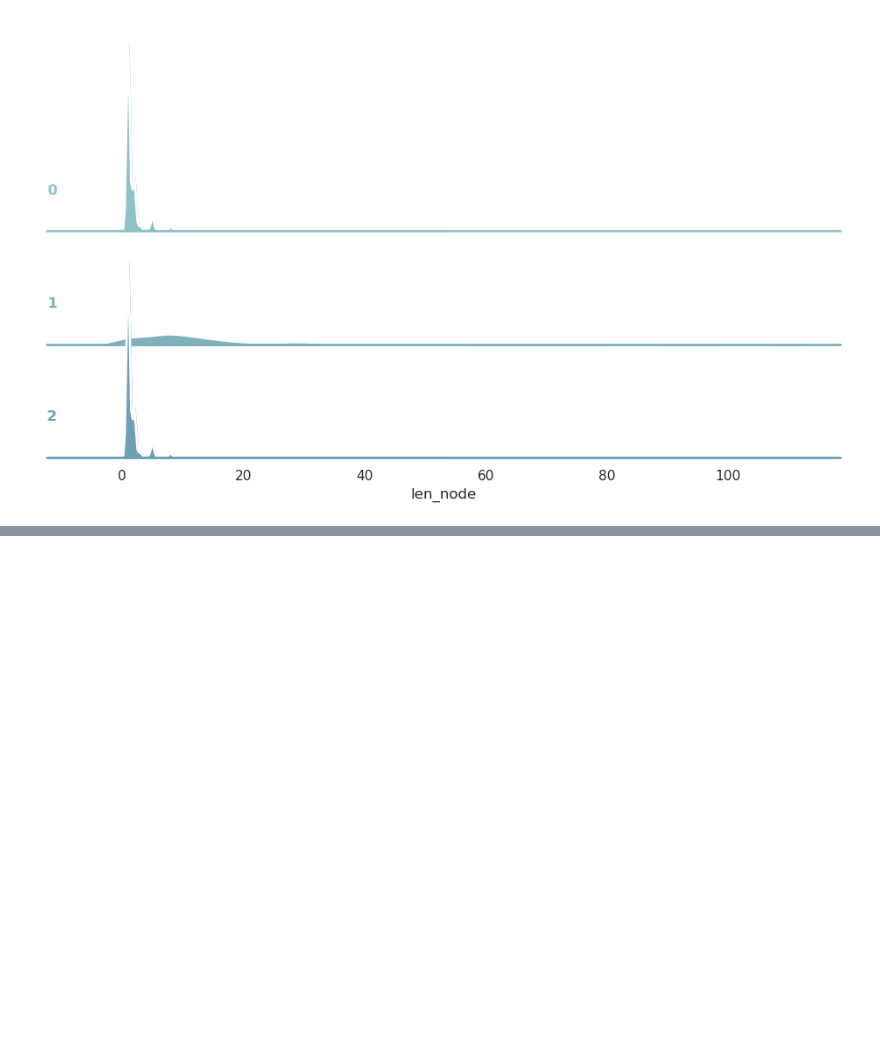
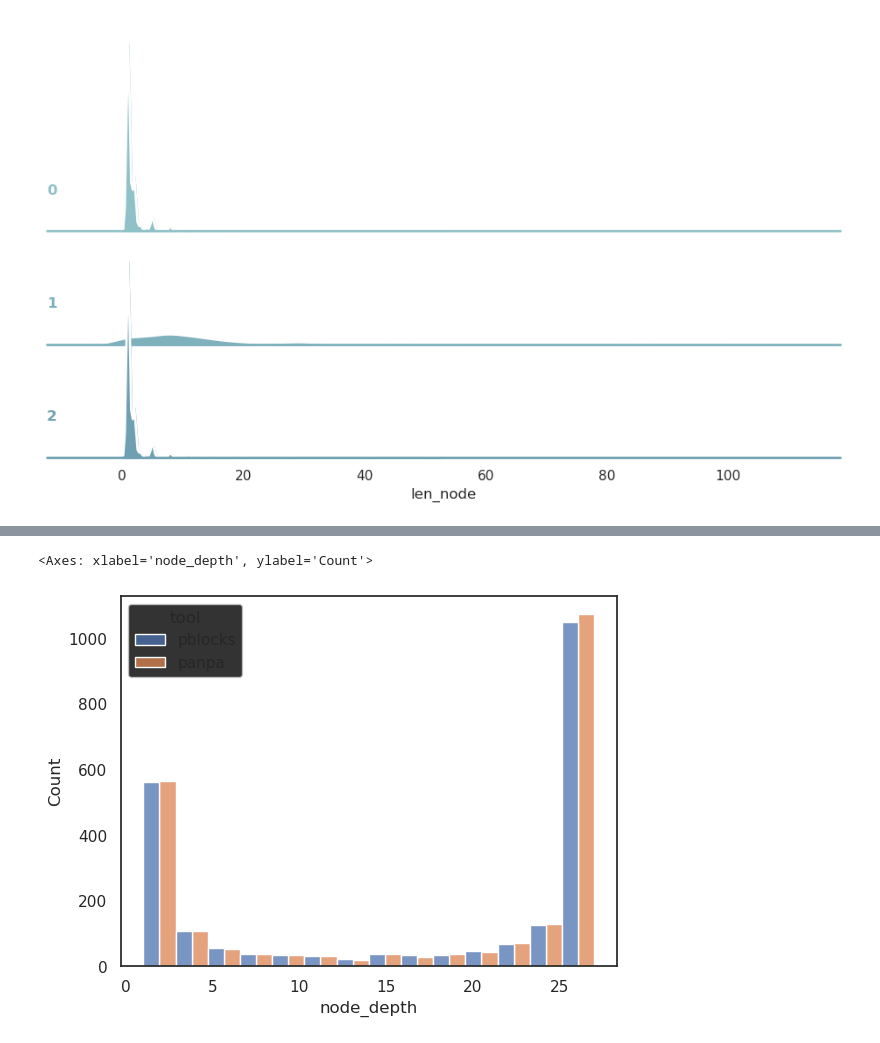
Before and after one commit to AlgoLab/pangeblocks-experiments, a Jupyter notebook: notebooks/plots.ipynb, the cells around one changed output, grey strips where cells are left out. Cells and saved outputs as stored; diff of their text form; code cells hidden in the pictures; blank space fills up the shorter version.

Commit message:
summary of gfa updated. new plots. update readme

```diff
--- a/notebooks/plots.ipynb
+++ b/notebooks/plots.ipynb
@@ -142,0 +116,16 @@ g.despine(bottom=True, left=True)
+# %%
+def get_node_depth(path_gfa, tool=None):
+    nodes, edges, paths = load_gfa(path_gfa, True)
+
+    node_depth = defaultdict(int)
+    for seq_id, nodes in paths.items():
+        for node in nodes:
+            node_depth[node] += 1
+
+    df_depth = pd.DataFrame(node_depth.items(), columns=["nodeid", "node_depth"],)
+    if tool:
+        df_depth["tool"] = tool
+
+    return df_depth
+# %%
+df_depth = pd.concat([get_node_depth(p, tool) for p, tool in zip([path_gfa0, path_gfa2], ["pblocks", "panpa"])])
@@ -142,0 +148,5 @@ g.despine(bottom=True, left=True)
+# %%
+sns.histplot(df_depth, x="node_depth", hue="tool", multiple="dodge")
+# %% [output]
+<Axes: xlabel='node_depth', ylabel='Count'>
+[figure, added]
```
Also changed, not shown: parts of 8 cells of this notebook, 18 other files.
